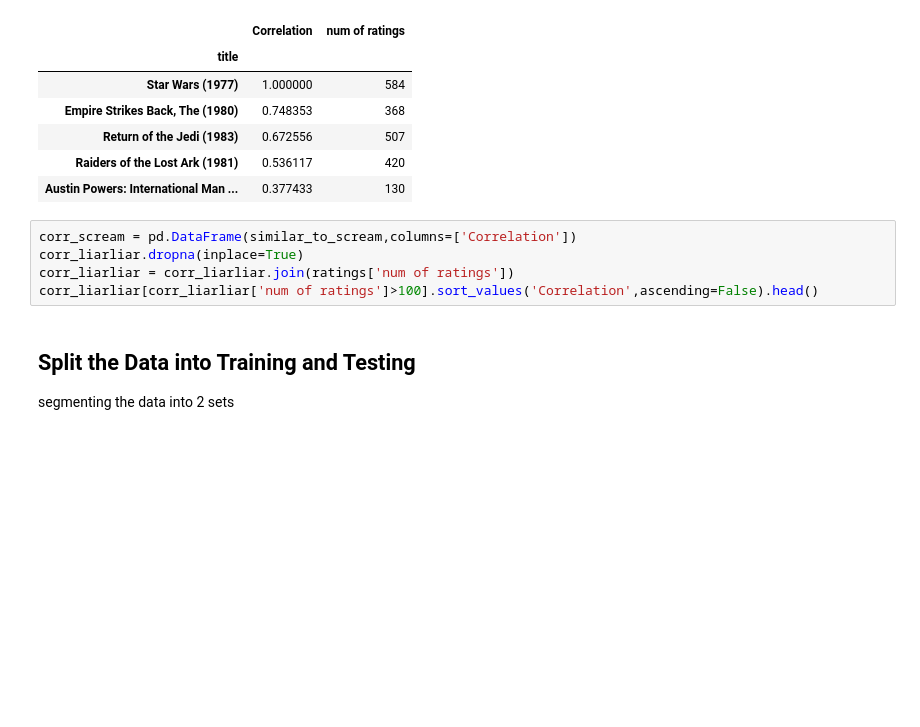
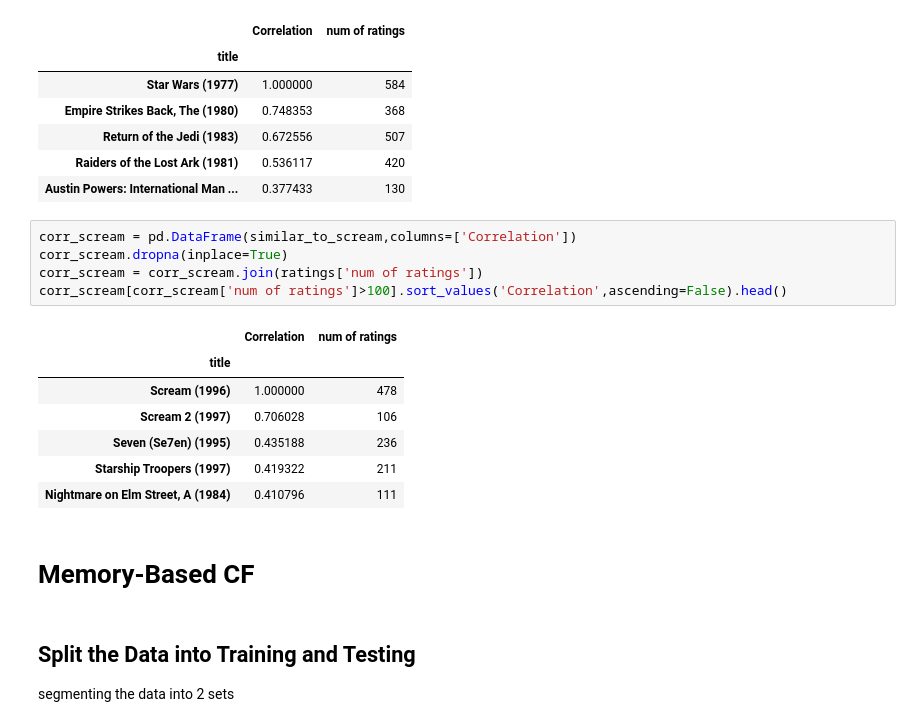
Before and after one commit to chohonest/dataScienceProjects, a Jupyter notebook: Recommender Systems.ipynb, the cells around one changed output. Saved outputs shown, nothing was run; the diff lists cells and outputs as text; blank space fills up the shorter version.

```diff
--- a/Recommender Systems.ipynb
+++ b/Recommender Systems.ipynb
@@ -173,9 +173,19 @@ corr_starwars[corr_starwars['num of ratings']>100].sort_values('Correlation',asc
 | Austin Powers: International Man ... | 0.377433 | 130 |
 # %%
 corr_scream = pd.DataFrame(similar_to_scream,columns=['Correlation'])
-corr_liarliar.dropna(inplace=True)
-corr_liarliar = corr_liarliar.join(ratings['num of ratings'])
-corr_liarliar[corr_liarliar['num of ratings']>100].sort_values('Correlation',ascending=False).head()
+corr_scream.dropna(inplace=True)
+corr_scream = corr_scream.join(ratings['num of ratings'])
+corr_scream[corr_scream['num of ratings']>100].sort_values('Correlation',ascending=False).head()
+# %% [output]
+|  | Correlation | num of ratings |
+| title |  |  |
+| Scream (1996) | 1.000000 | 478 |
+| Scream 2 (1997) | 0.706028 | 106 |
+| Seven (Se7en) (1995) | 0.435188 | 236 |
+| Starship Troopers (1997) | 0.419322 | 211 |
+| Nightmare on Elm Street, A (1984) | 0.410796 | 111 |
+# %% [markdown]
+# Memory-Based CF
 # %% [markdown]
 ## Split the Data into Training and Testing
 segmenting the data into 2 sets
```
Also changed, not shown: 20 other files.
